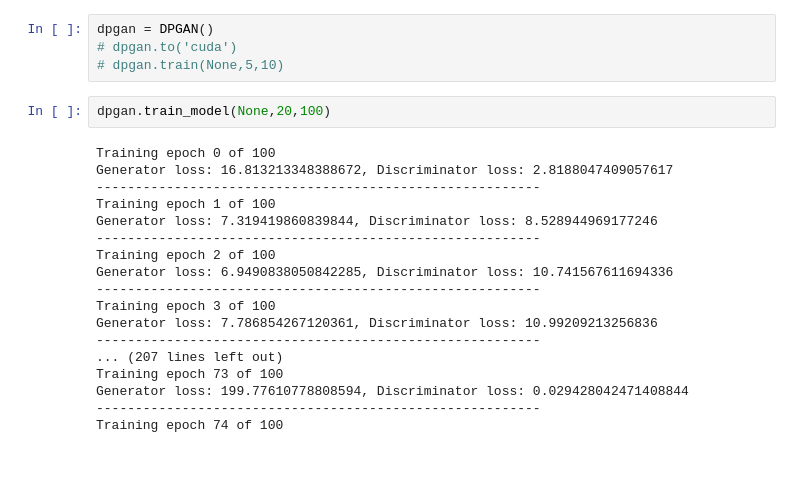
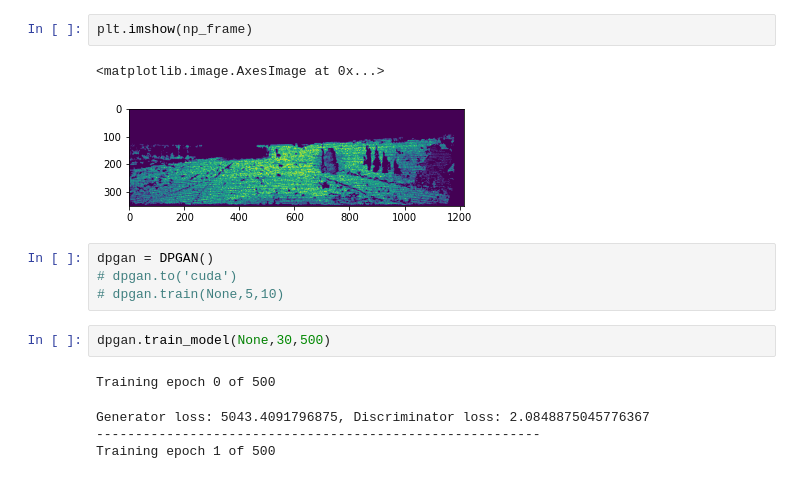
Before and after one commit to KeyiDing/dl_final_project, a Jupyter notebook: GAN_demo.ipynb, the cells around one changed output. Cells and saved outputs as stored; diff of their text form.

```diff
--- a/GAN_demo.ipynb
+++ b/GAN_demo.ipynb
@@ -50,24 +79,16 @@ Clipping input data to the valid range for imshow with RGB data ([0..1] for floa
+# %%
+plt.imshow(np_frame)
+# %% [output]
+<matplotlib.image.AxesImage at 0x...>
+[figure, added]
 # %%
 dpgan = DPGAN()
 # dpgan.to('cuda')
 # dpgan.train(None,5,10)
 # %%
-dpgan.train_model(None,20,100)
+dpgan.train_model(None,30,500)
 # %% [output]
-Training epoch 0 of 100
-Generator loss: 16.813213348388672, Discriminator loss: 2.8188047409057617
----------------------------------------------------------
-Training epoch 1 of 100
-Generator loss: 7.319419860839844, Discriminator loss: 8.528944969177246
----------------------------------------------------------
-Training epoch 2 of 100
-Generator loss: 6.9490838050842285, Discriminator loss: 10.741567611694336
----------------------------------------------------------
-Training epoch 3 of 100
-Generator loss: 7.786854267120361, Discriminator loss: 10.99209213256836
----------------------------------------------------------
-... (207 lines left out)
-Training epoch 73 of 100
-Generator loss: 199.77610778808594, Discriminator loss: 0.029428042471408844
----------------------------------------------------------
-Training epoch 74 of 100
+Training epoch 0 of 500
+Generator loss: 5043.4091796875, Discriminator loss: 2.0848875045776367
+---------------------------------------------------------
+Training epoch 1 of 500
```
Also changed, not shown: parts of 5 cells of this notebook, 4 other files.
